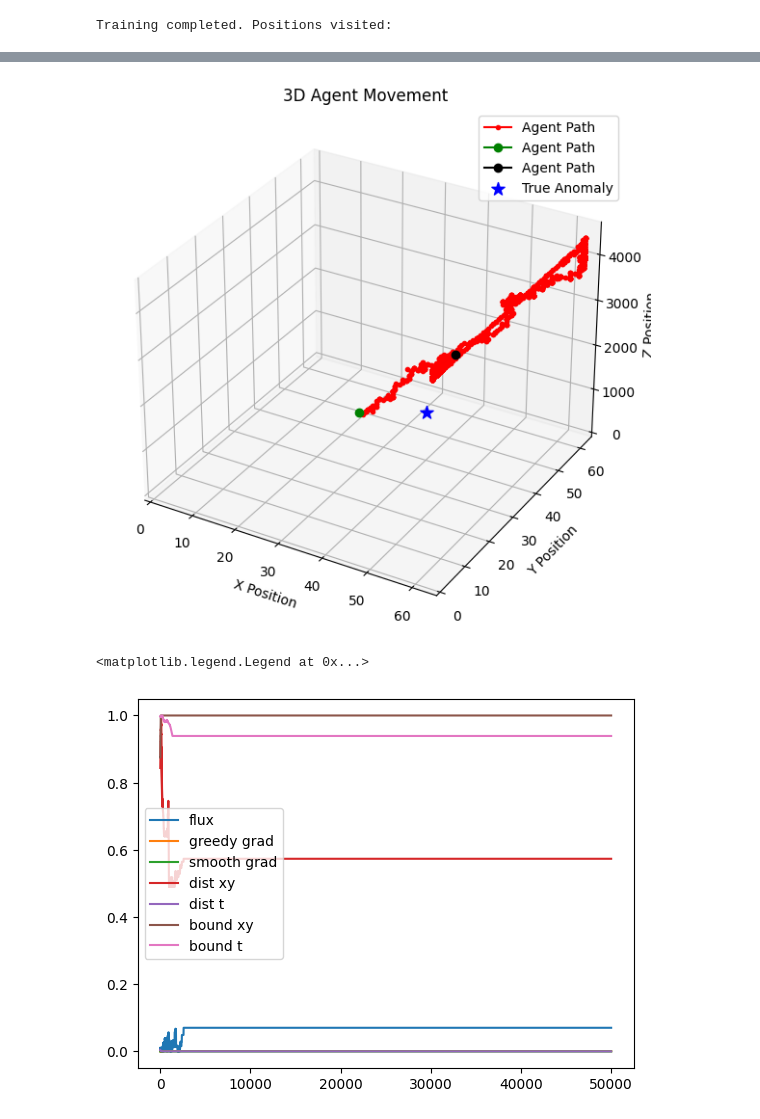
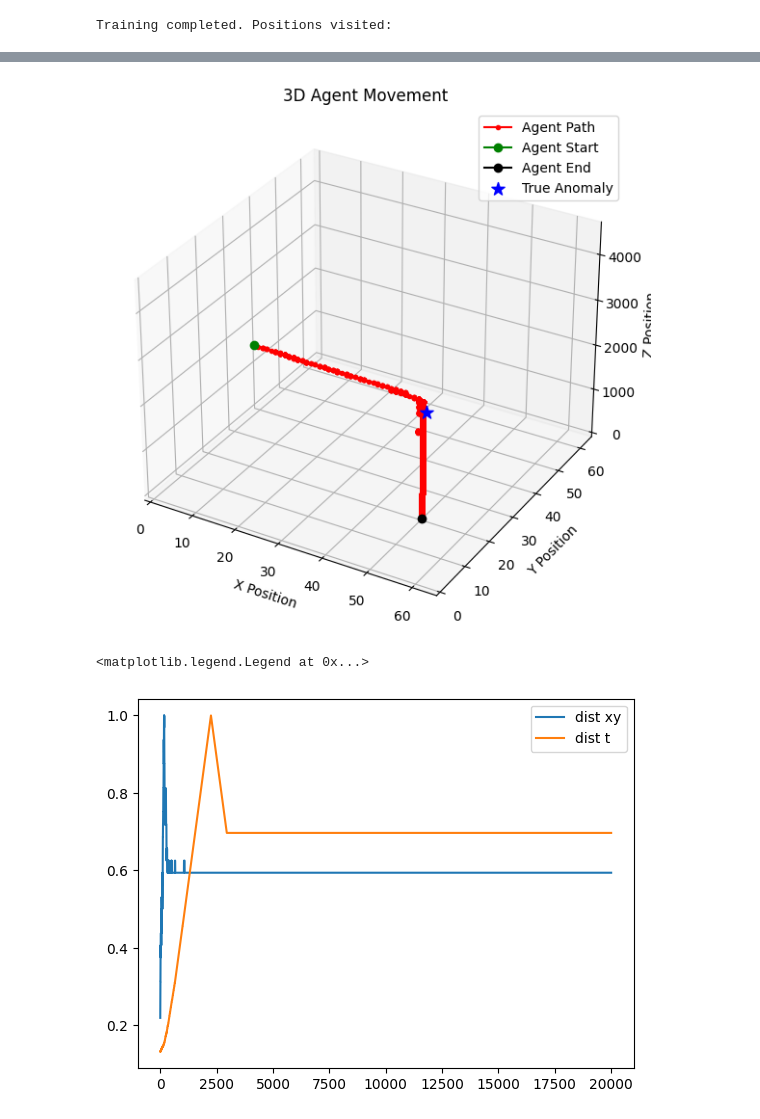
Before and after one commit to SpaceMeerkat/traident, a Jupyter notebook: training/preprocessing.ipynb, the cells around one changed output, grey strips where cells are left out. Saved outputs shown, nothing was run; the diff lists cells and outputs as text; code cells hidden in the pictures.

Commit message:
Debugging RL agent

```diff
--- a/training/preprocessing.ipynb
+++ b/training/preprocessing.ipynb
@@ -151,9 +151,10 @@ def gradient(neighbourhood):
 
 def anomaly_distance(cube, row, column, channel, Nxy, Nt, a_x, a_y, a_t, a_Nxy, a_Nt):
     # Calculate the position error and bounding box error for the anomaly proximity reward
-    distance_xy = 1 - (torch.sqrt((row-a_x)**2 + (column-a_y)**2) / torch.sqrt(torch.tensor(cube.shape[1]**2 + cube.shape[2]**2)))
+    # distance_xy = 1 - (torch.sqrt((row-a_x)**2 + (column-a_y)**2) / torch.sqrt(torch.tensor(cube.shape[1]**2 + cube.shape[2]**2)))
+    distance_xy = 2*(1 - (torch.sqrt((row-a_x)**2) / cube.shape[1])) -1  # row distance only
     # distance_t = 1 - torch.sqrt((channel-a_t)**2) / cube.shape[0]
-    distance_t = 1 / (torch.sqrt((channel-a_t)**2) + 1e-10)
+    distance_t = 2*(1 - (torch.sqrt((channel-a_t)**2) / cube.shape[0])) -1
     bounding_xy = 1 - (torch.sqrt((Nxy - a_Nxy)**2) / cube.shape[1])
     bounding_t = 1 - (torch.sqrt((Nt-a_Nt)**2) / cube.shape[0])
     return distance_xy, distance_t, bounding_xy, bounding_t
@@ -168,12 +162,0 @@ a_x, a_y, a_t, a_Nxy, a_Nt = torch.tensor(64),torch.tensor(64),torch.tensor(4201
-# %%
-tneighbourhood = get_neighbourhood(cube=torch_chunk, row=row, column=column, channel=channel, Nxy=Nxy, Nt=Nt)
-tneighbourhood = rescale_neighbourhood(tneighbourhood)
-# flux = flux_scale(tneighbourhood)
-greedy_grad, smooth_grad = gradient(tneighbourhood)
-distance_xy, distance_t, bounding_xy, bounding_t = anomaly_distance(chunk, row, column, channel, Nxy, Nt, a_x, a_y, a_t, a_Nxy, a_Nt)
-# input_vector = torch.tensor(torch.stack([flux,
-#                                          greedy_grad[0], greedy_grad[1], greedy_grad[2],
-#                                          smooth_grad[0], smooth_grad[1], smooth_grad[2],
-#                                          distance_weighted,
-#                                          bounding_xy,
-#                                          bounding_t]))
@@ -314,8 +330,8 @@ ax = fig.add_subplot(111, projection='3d')
 
 # Plot agent movement
 ax.plot(x, y, z, color='red', marker='.', label='Agent Path')
-ax.plot(x[0], y[0], z[0], color='green', marker='o', label='Agent Path')
-ax.plot(x[-1], y[-1], z[-1], color='black', marker='o', label='Agent Path')
+ax.plot(x[0], y[0], z[0], color='green', marker='o', label='Agent Start')
+ax.plot(x[-1], y[-1], z[-1], color='black', marker='o', label='Agent End')
 
 # Mark true anomaly (assuming first position is the anomaly)
 ax.scatter(40, 40, 1000, color='blue', s=100, marker='*', label='True Anomaly')
@@ -334,21 +350,21 @@ ax.set_zlim([z_min, z_max])
 ax.legend()
 plt.show()
 # %% [output]
-[figure, old version]
+[figure, new version]
 # %%
 plt.close('all')
 plt.figure()
-plt.plot(all_rewards[:,0], label = 'flux')
-plt.plot(all_rewards[:,1], label = 'greedy grad')
-plt.plot(all_rewards[:,2], label = 'smooth grad')
-plt.plot(all_rewards[:,3], label = 'dist xy')
-plt.plot(all_rewards[:,4], label = 'dist t')
-plt.plot(all_rewards[:,5], label = 'bound xy')
-plt.plot(all_rewards[:,6], label = 'bound t')
+# plt.plot(all_rewards[:,0], label = 'flux')
+# plt.plot(all_rewards[:,1], label = 'greedy grad')
+# plt.plot(all_rewards[:,2], label = 'smooth grad')
+plt.plot(all_rewards[:,0], label = 'dist xy')
+plt.plot(all_rewards[:,1], label = 'dist t')
+# plt.plot(all_rewards[:,2], label = 'bound xy')
+# plt.plot(all_rewards[:,3], label = 'bound t')
 plt.legend()
 # %% [output]
 <matplotlib.legend.Legend at 0x...>
-[figure, old version]
+[figure, new version]
 # %%
 plt.figure()
 plt.plot(x)
```
Also changed, not shown: parts of 7 cells of this notebook.
